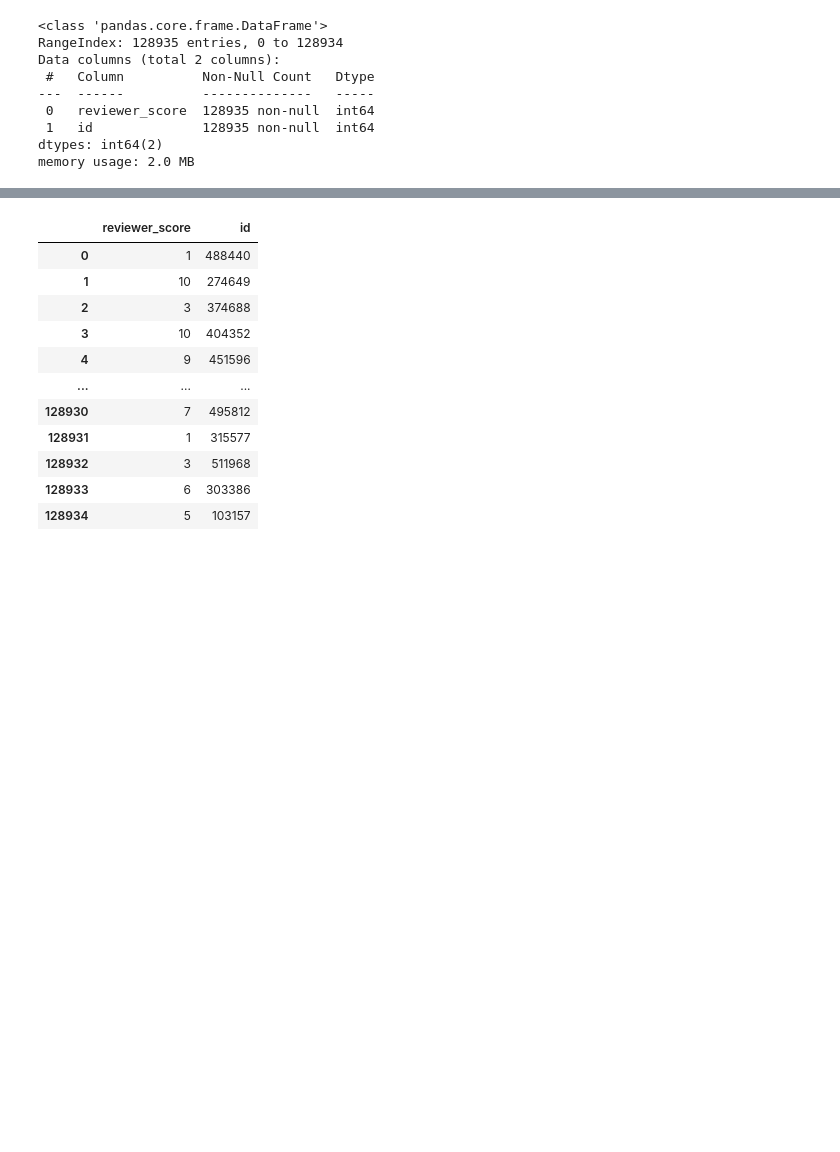
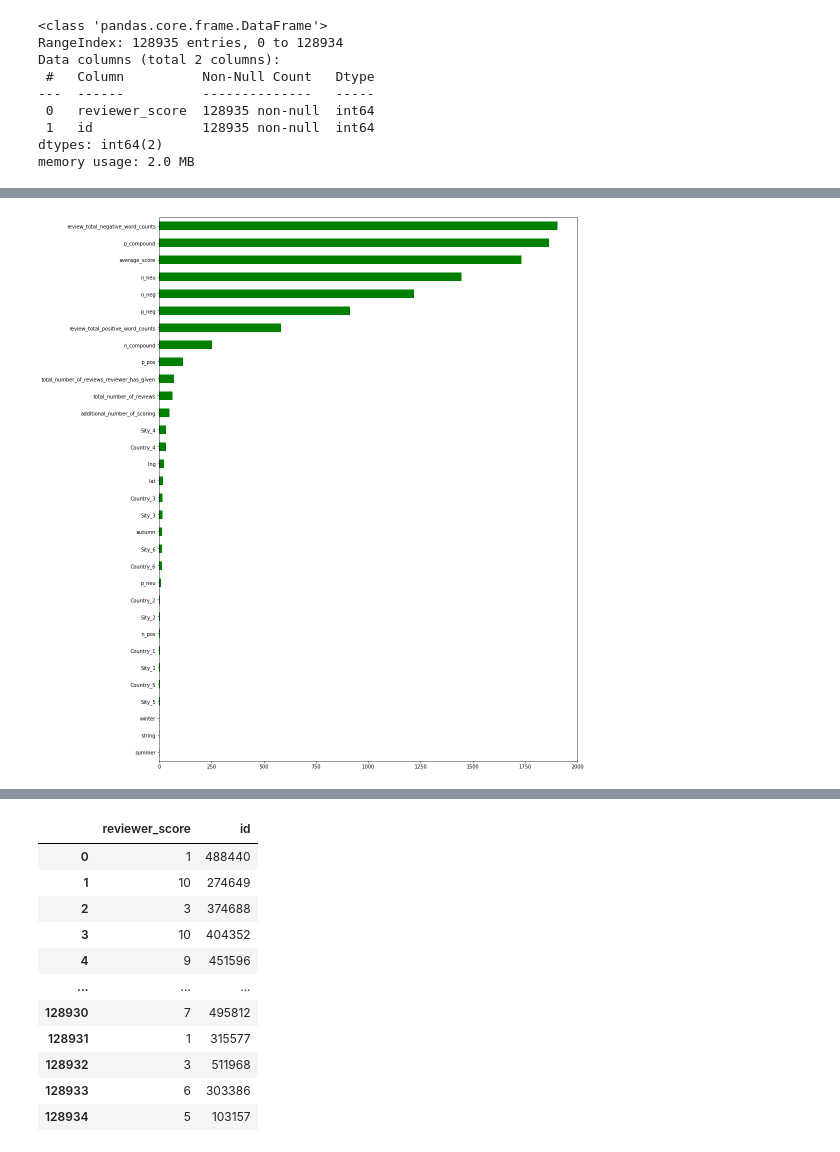
Before and after one commit to d3enjan/sf_data_science, a Jupyter notebook: PROJECT-3. EDA + Feature Engineering. Соревнование на Kaggle/baseline-v1.ipynb, the cells around one changed output, grey strips where cells are left out. Drawn from its saved outputs; the diff is of its cells as text; code cells hidden in the pictures; blank space fills up the shorter version.

```diff
--- a/PROJECT-3. EDA + Feature Engineering. Соревнование на Kaggle/baseline-v1.ipynb
+++ b/PROJECT-3. EDA + Feature Engineering. Соревнование на Kaggle/baseline-v1.ipynb
@@ -238,0 +308,15 @@ data.drop(object_columns, axis = 1, inplace=True)
+# %%
+# Смотрим на значимость признаков
+from sklearn.feature_selection import f_classif
+
+y = data.query('sample == 1').drop(['sample'], axis=1).reviewer_score.values
+X = data.query('sample == 1').drop(['sample', 'reviewer_score'], axis=1)
+
+# визуализируем результат анализа значимости:
+imp_num = pd.Series(f_classif(X[X.columns], y)[0], index = X.columns)
+imp_num.sort_values(inplace = True)
+
+fig5, ax5 = plt.subplots(figsize=(15, 20))
+imp_num.plot(kind = 'barh', color='green');
+# %% [output]
+[figure, added]
```
Also changed, not shown: parts of 33 cells of this notebook, 4 other files.
